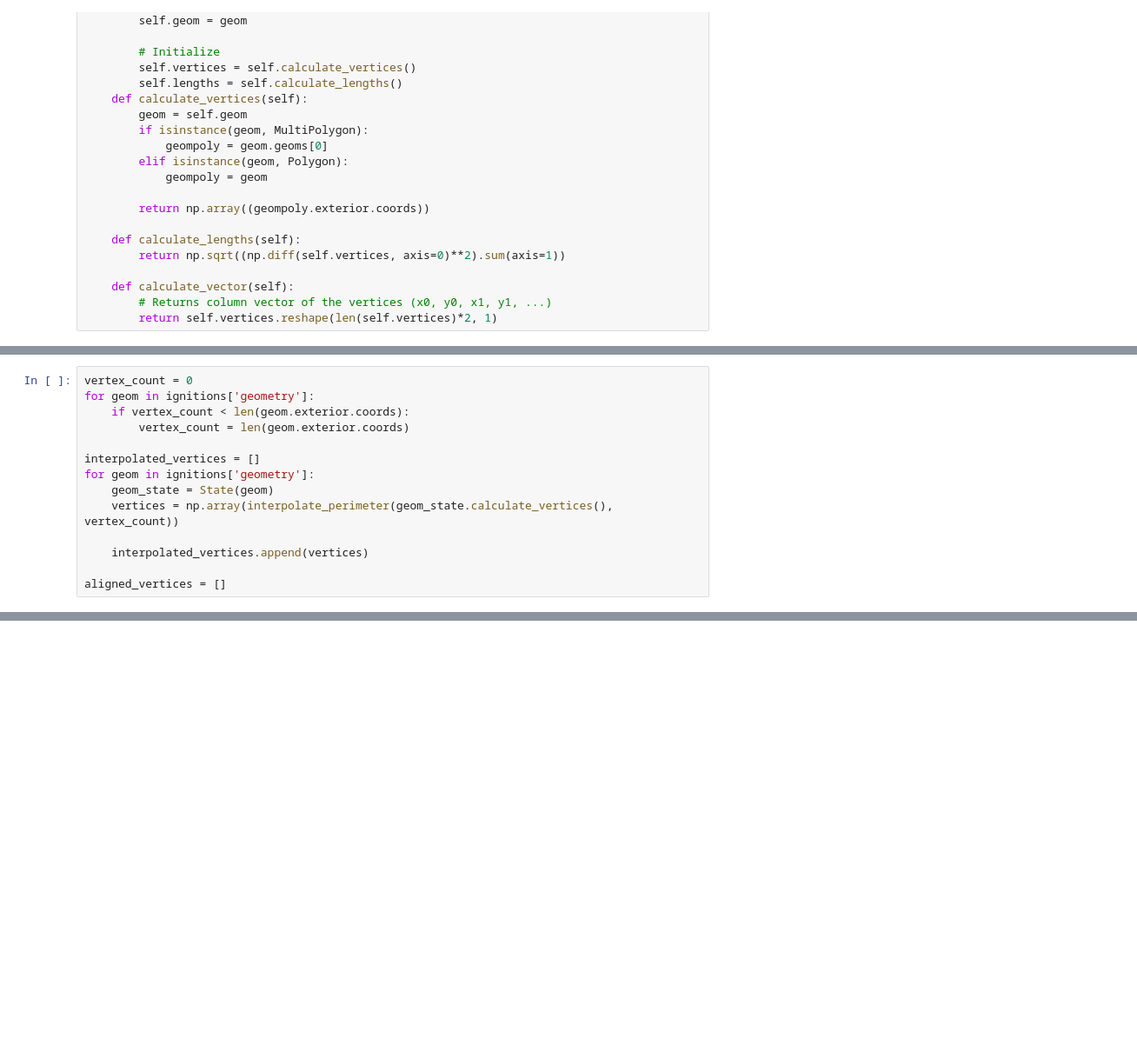
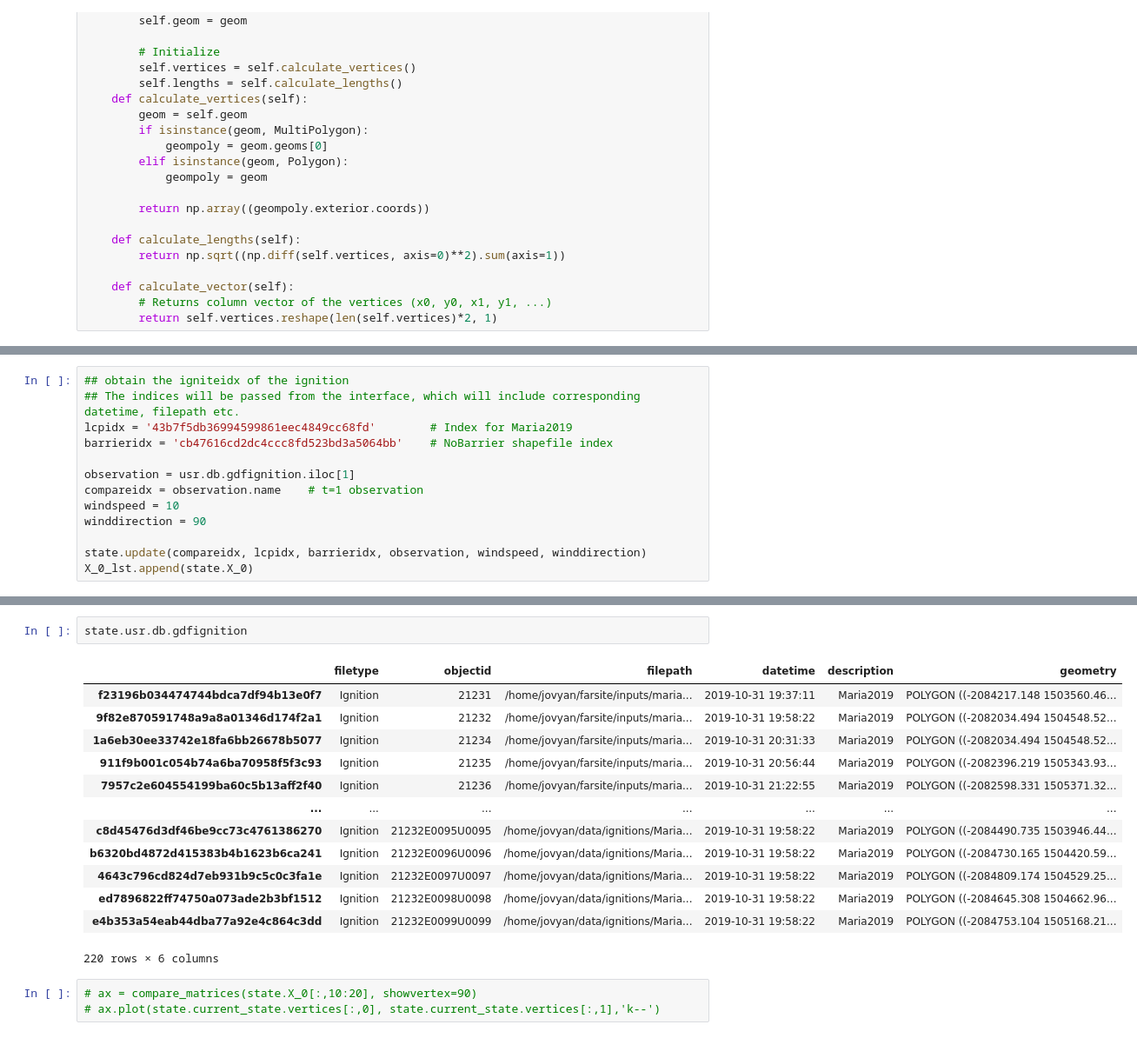
Before and after one commit to tolgacaglar/farsite-devAPI, a Jupyter notebook: src/Ensemble Kalman Filter Workflow.ipynb, the cells around one changed output, grey strips where cells are left out. Shown at 87% size. Saved outputs shown, nothing was run; the diff lists cells and outputs as text; blank space fills up the shorter version.

```diff
--- a/src/Ensemble Kalman Filter Workflow.ipynb
+++ b/src/Ensemble Kalman Filter Workflow.ipynb
@@ -384,14 +93,0 @@ ax.plot(x,y, 'r--')
-# %%
-vertex_count = 0
-for geom in ignitions['geometry']:
-    if vertex_count < len(geom.exterior.coords):
-        vertex_count = len(geom.exterior.coords)
-
-interpolated_vertices = []
-for geom in ignitions['geometry']:
-    geom_state = State(geom)
-    vertices = np.array(interpolate_perimeter(geom_state.calculate_vertices(), vertex_count))
-
-    interpolated_vertices.append(vertices)
-
-aligned_vertices = []
@@ -433,0 +491,13 @@ Calculating 98/99 ( 98.99%) - Remaining - 0:0:0...
+# %%
+## obtain the igniteidx of the ignition
+## The indices will be passed from the interface, which will include corresponding datetime, filepath etc.
+lcpidx = '43b7f5db36994599861eec4849cc68fd'        # Index for Maria2019
+barrieridx = 'cb47616cd2dc4ccc8fd523bd3a5064bb'    # NoBarrier shapefile index
+
+observation = usr.db.gdfignition.iloc[1]
+compareidx = observation.name    # t=1 observation
+windspeed = 10
+winddirection = 90
+
+state.update(compareidx, lcpidx, barrieridx, observation, windspeed, winddirection)
+X_0_lst.append(state.X_0)
@@ -433,0 +622,19 @@ Calculating 98/99 ( 98.99%) - Remaining - 0:0:0...
+# %%
+state.usr.db.gdfignition
+# %% [output]
+|  | filetype | objectid | filepath | datetime | description | geometry |
+| f23196b034474744bdca7df94b13e0f7 | Ignition | 21231 | /home/jovyan/farsite/inputs/maria... | 2019-10-31 19:37:11 | Maria2019 | POLYGON ((-2084217.148 1503560.46... |
+| 9f82e870591748a9a8a01346d174f2a1 | Ignition | 21232 | /home/jovyan/farsite/inputs/maria... | 2019-10-31 19:58:22 | Maria2019 | POLYGON ((-2082034.494 1504548.52... |
+| 1a6eb30ee33742e18fa6bb26678b5077 | Ignition | 21234 | /home/jovyan/farsite/inputs/maria... | 2019-10-31 20:31:33 | Maria2019 | POLYGON ((-2082034.494 1504548.52... |
+| 911f9b001c054b74a6ba70958f5f3c93 | Ignition | 21235 | /home/jovyan/farsite/inputs/maria... | 2019-10-31 20:56:44 | Maria2019 | POLYGON ((-2082396.219 1505343.93... |
+| 7957c2e604554199ba60c5b13aff2f40 | Ignition | 21236 | /home/jovyan/farsite/inputs/maria... | 2019-10-31 21:22:55 | Maria2019 | POLYGON ((-2082598.331 1505371.32... |
+| ... | ... | ... | ... | ... | ... | ... |
+| c8d45476d3df46be9cc73c4761386270 | Ignition | 21232E0095U0095 | /home/jovyan/data/ignitions/Maria... | 2019-10-31 19:58:22 | Maria2019 | POLYGON ((-2084490.735 1503946.44... |
+| b6320bd4872d415383b4b1623b6ca241 | Ignition | 21232E0096U0096 | /home/jovyan/data/ignitions/Maria... | 2019-10-31 19:58:22 | Maria2019 | POLYGON ((-2084730.165 1504420.59... |
+| 4643c796cd824d7eb931b9c5c0c3fa1e | Ignition | 21232E0097U0097 | /home/jovyan/data/ignitions/Maria... | 2019-10-31 19:58:22 | Maria2019 | POLYGON ((-2084809.174 1504529.25... |
+| ed7896822ff74750a073ade2b3bf1512 | Ignition | 21232E0098U0098 | /home/jovyan/data/ignitions/Maria... | 2019-10-31 19:58:22 | Maria2019 | POLYGON ((-2084645.308 1504662.96... |
+| e4b353a54eab44dba77a92e4c864c3dd | Ignition | 21232E0099U0099 | /home/jovyan/data/ignitions/Maria... | 2019-10-31 19:58:22 | Maria2019 | POLYGON ((-2084753.104 1505168.21... |
+220 rows × 6 columns
+# %%
+# ax = compare_matrices(state.X_0[:,10:20], showvertex=90)
+# ax.plot(state.current_state.vertices[:,0], state.current_state.vertices[:,1],'k--')
```
Also changed, not shown: parts of 36 cells of this notebook, 1 other file.
